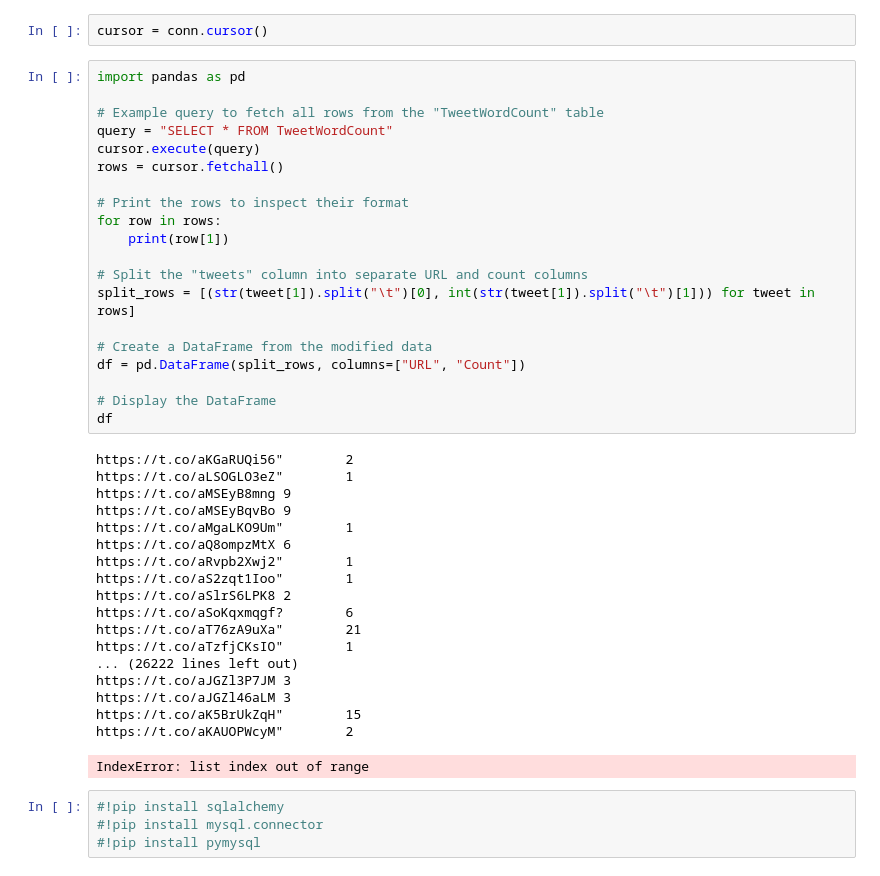
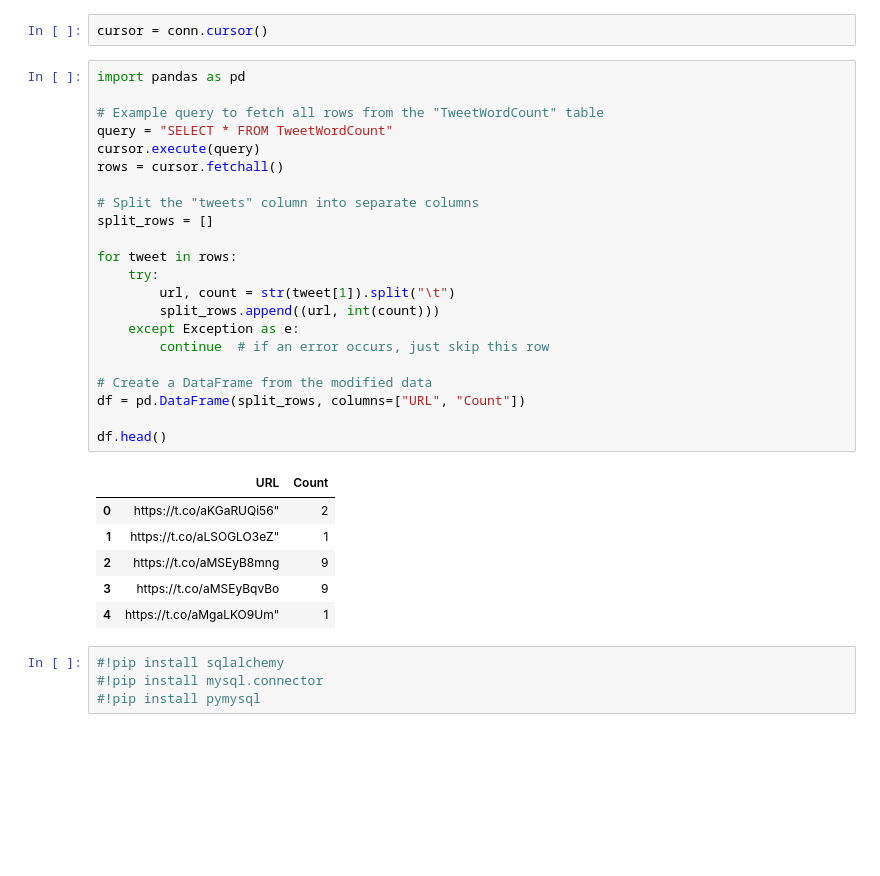
Before and after one commit to Ethan-Lawless/Semester-2-CA-2, a Jupyter notebook: Sba22189_S2_CA2.ipynb, the cells around one changed output. Drawn from its saved outputs; the diff is of its cells as text; blank space fills up the shorter version.

```diff
--- a/Sba22189_S2_CA2.ipynb
+++ b/Sba22189_S2_CA2.ipynb
@@ -18,42 +18,32 @@ cursor = conn.cursor()
 # %%
 import pandas as pd
 
 # Example query to fetch all rows from the "TweetWordCount" table
 query = "SELECT * FROM TweetWordCount"
 cursor.execute(query)
 rows = cursor.fetchall()
 
-# Print the rows to inspect their format
-for row in rows:
-    print(row[1])
+# Split the "tweets" column into separate columns
+split_rows = []
 
-# Split the "tweets" column into separate URL and count columns
-split_rows = [(str(tweet[1]).split("\t")[0], int(str(tweet[1]).split("\t")[1])) for tweet in rows]
+for tweet in rows:
+    try:
+        url, count = str(tweet[1]).split("\t")
+        split_rows.append((url, int(count)))
+    except Exception as e:
+        continue  # if an error occurs, just skip this row
 
 # Create a DataFrame from the modified data
 df = pd.DataFrame(split_rows, columns=["URL", "Count"])
 
-# Display the DataFrame
-df
+df.head()
 # %% [output]
-https://t.co/aKGaRUQi56"        2
-https://t.co/aLSOGLO3eZ"        1
-https://t.co/aMSEyB8mng 9
-https://t.co/aMSEyBqvBo 9
-https://t.co/aMgaLKO9Um"        1
-https://t.co/aQ8ompzMtX 6
-https://t.co/aRvpb2Xwj2"        1
-https://t.co/aS2zqt1Ioo"        1
-https://t.co/aSlrS6LPK8 2
-https://t.co/aSoKqxmqgf?        6
-https://t.co/aT76zA9uXa"        21
-https://t.co/aTzfjCKsIO"        1
-... (26222 lines left out)
-https://t.co/aJGZl3P7JM 3
-https://t.co/aJGZl46aLM 3
-https://t.co/aK5BrUkZqH"        15
-https://t.co/aKAUOPWcyM"        2
-IndexError: list index out of range
+|  | URL | Count |
+| 0 | https://t.co/aKGaRUQi56" | 2 |
+| 1 | https://t.co/aLSOGLO3eZ" | 1 |
+| 2 | https://t.co/aMSEyB8mng | 9 |
+| 3 | https://t.co/aMSEyBqvBo | 9 |
+| 4 | https://t.co/aMgaLKO9Um" | 1 |
 # %%
 #!pip install sqlalchemy
 #!pip install mysql.connector
```
Also changed, not shown: parts of 26 cells of this notebook, 1 other file.
